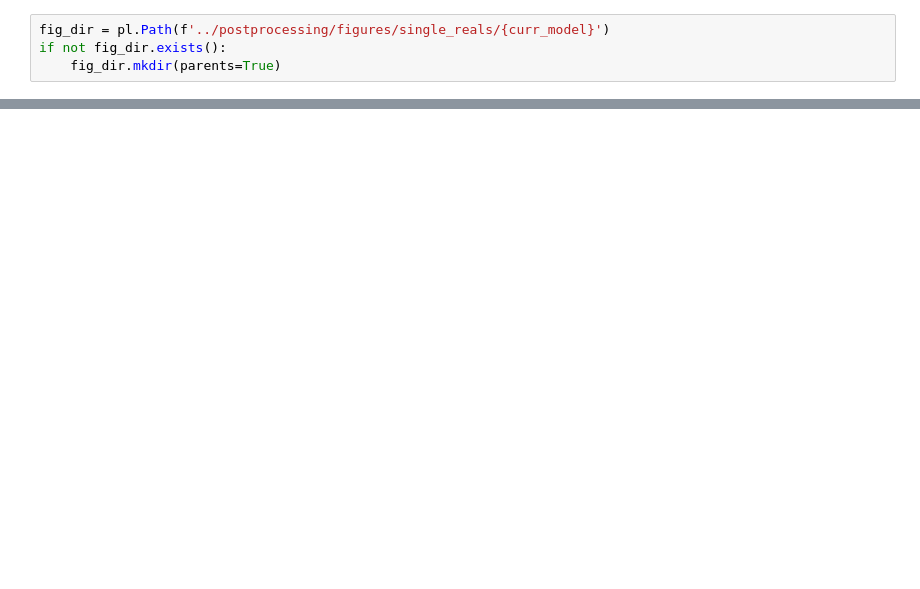
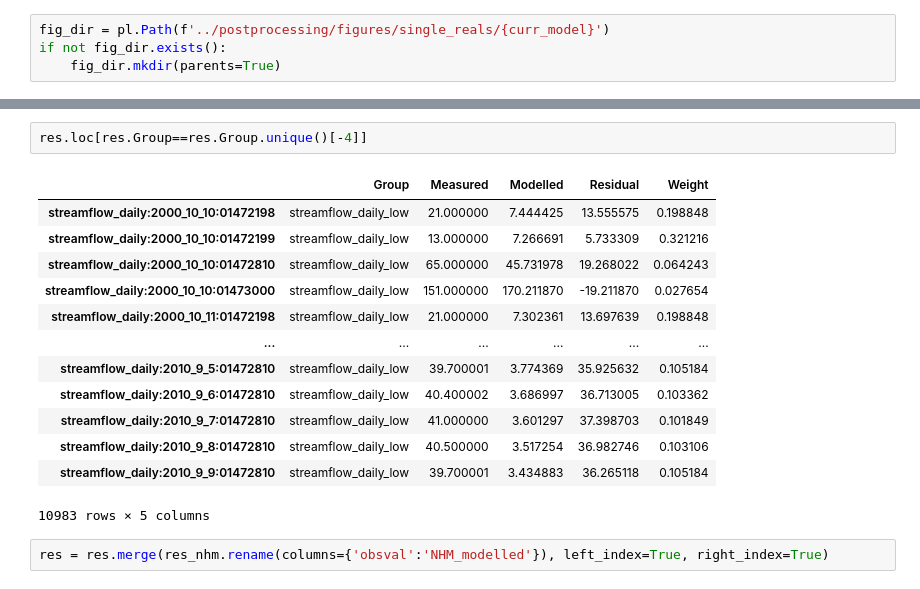
Before and after one commit to ahaj/nhm_pestpp_20240510, a Jupyter notebook: notebooks/compare_with_NHM.ipynb, the cells around one changed output, grey strips where cells are left out. Drawn from its saved outputs; the diff is of its cells as text; blank space fills up the shorter version.

```diff
--- a/notebooks/compare_with_NHM.ipynb
+++ b/notebooks/compare_with_NHM.ipynb
@@ -43,0 +71,18 @@ res.sample(5)
+# %%
+res.loc[res.Group==res.Group.unique()[-4]]
+# %% [output]
+|  | Group | Measured | Modelled | Residual | Weight |
+| streamflow_daily:2000_10_10:01472198 | streamflow_daily_low | 21.000000 | 7.444425 | 13.555575 | 0.198848 |
+| streamflow_daily:2000_10_10:01472199 | streamflow_daily_low | 13.000000 | 7.266691 | 5.733309 | 0.321216 |
+| streamflow_daily:2000_10_10:01472810 | streamflow_daily_low | 65.000000 | 45.731978 | 19.268022 | 0.064243 |
+| streamflow_daily:2000_10_10:01473000 | streamflow_daily_low | 151.000000 | 170.211870 | -19.211870 | 0.027654 |
+| streamflow_daily:2000_10_11:01472198 | streamflow_daily_low | 21.000000 | 7.302361 | 13.697639 | 0.198848 |
+| ... | ... | ... | ... | ... | ... |
+| streamflow_daily:2010_9_5:01472810 | streamflow_daily_low | 39.700001 | 3.774369 | 35.925632 | 0.105184 |
+| streamflow_daily:2010_9_6:01472810 | streamflow_daily_low | 40.400002 | 3.686997 | 36.713005 | 0.103362 |
+| streamflow_daily:2010_9_7:01472810 | streamflow_daily_low | 41.000000 | 3.601297 | 37.398703 | 0.101849 |
+| streamflow_daily:2010_9_8:01472810 | streamflow_daily_low | 40.500000 | 3.517254 | 36.982746 | 0.103106 |
+| streamflow_daily:2010_9_9:01472810 | streamflow_daily_low | 39.700001 | 3.434883 | 36.265118 | 0.105184 |
+10983 rows × 5 columns
+# %%
+res = res.merge(res_nhm.rename(columns={'obsval':'NHM_modelled'}), left_index=True, right_index=True)
```
Also changed, not shown: parts of 9 cells of this notebook, 2 other files.
